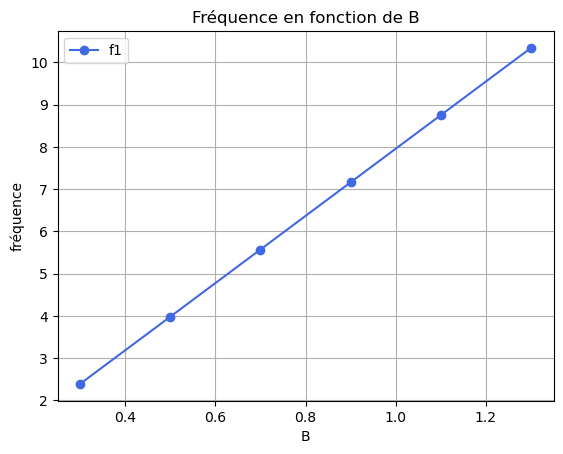
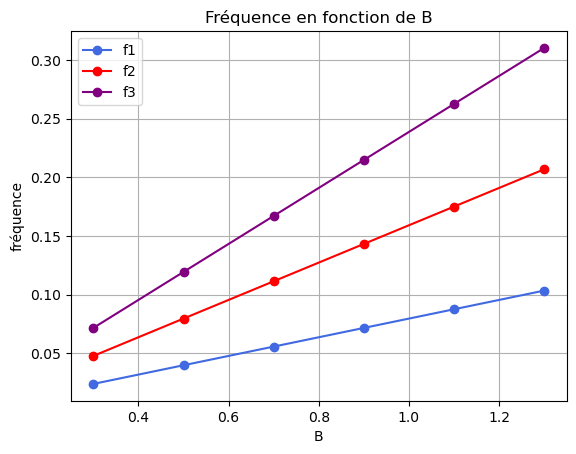
Code edit (unified diff) that turned the first committed figure into the second:
--- before
+++ after
@@ -1,14 +1,14 @@
 B_tab = np.array([0.3, 0.5, 0.7, 0.9, 1.1, 1.3])
-periode_tab2 = np.zeros_like(B_tab)
+periode_tab1 = np.zeros_like(B_tab)
 
 for i, B in enumerate(B_tab):
     G = e * B / c
     T = 2 * np.pi / (G * alpha)
-    periode_tab2[i] = T
-frequence2 = 1 / periode_tab2
+    periode_tab1[i] = T
+frequence1 = 1 / periode_tab1
 plt.figure()
-plt.plot(B_tab, frequence2, marker='o', color='royalblue', label = "f1")
-# plt.plot(B_tab, 2 * frequence2, marker='o', color='red', label = "f2")
-# plt.plot(B_tab, 3 * frequence2, marker='o', color='purple', label= "f3")
+plt.plot(B_tab, frequence1, marker='o', color='royalblue', label = "f1")
+plt.plot(B_tab, 2 * frequence1, marker='o', color='red', label = "f2")
+plt.plot(B_tab, 3 * frequence1, marker='o', color='purple', label= "f3")
 
 plt.xlabel("B")
@@ -23,5 +23,4 @@
 
 for i, alpha in enumerate(alpha_tab):
-    r0 = alpha
     T = 2* np.pi /( G * alpha)
     periode_tab2[i] = T
@@ -38,2 +37,22 @@
 plt.legend()
 plt.show()
+# ------------------------------------------------------------------------------
+E_tab = np.array([ 0.2, 0.3, 0.4, 0.5, 0.6])
+periode_tab3 = np.zeros_like(E_tab)
+alpha = 0.5
+for i, E in enumerate(E_tab):
+    E
+    T = 2* np.pi /( G * alpha)
+    periode_tab3[i] = T
+frequence3 = 1 / periode_tab3
+plt.figure()
+plt.plot(E_tab, frequence3, marker='o', color='royalblue', label = "f1")
+plt.plot(E_tab, 2 * frequence3, marker='o', color='red', label = "f2")
+plt.plot(E_tab, 3 * frequence3, marker='o', color='purple', label= "f3")
+plt.grid()
+
+plt.xlabel(r"$E$")
+plt.ylabel("fréquence")
+plt.title("Fréquence en fonction de l'énergie")
+plt.legend()
+plt.show()

Commit: Ajout fréquence en fonction de l'énergie et correction d'un bug sur les pentes